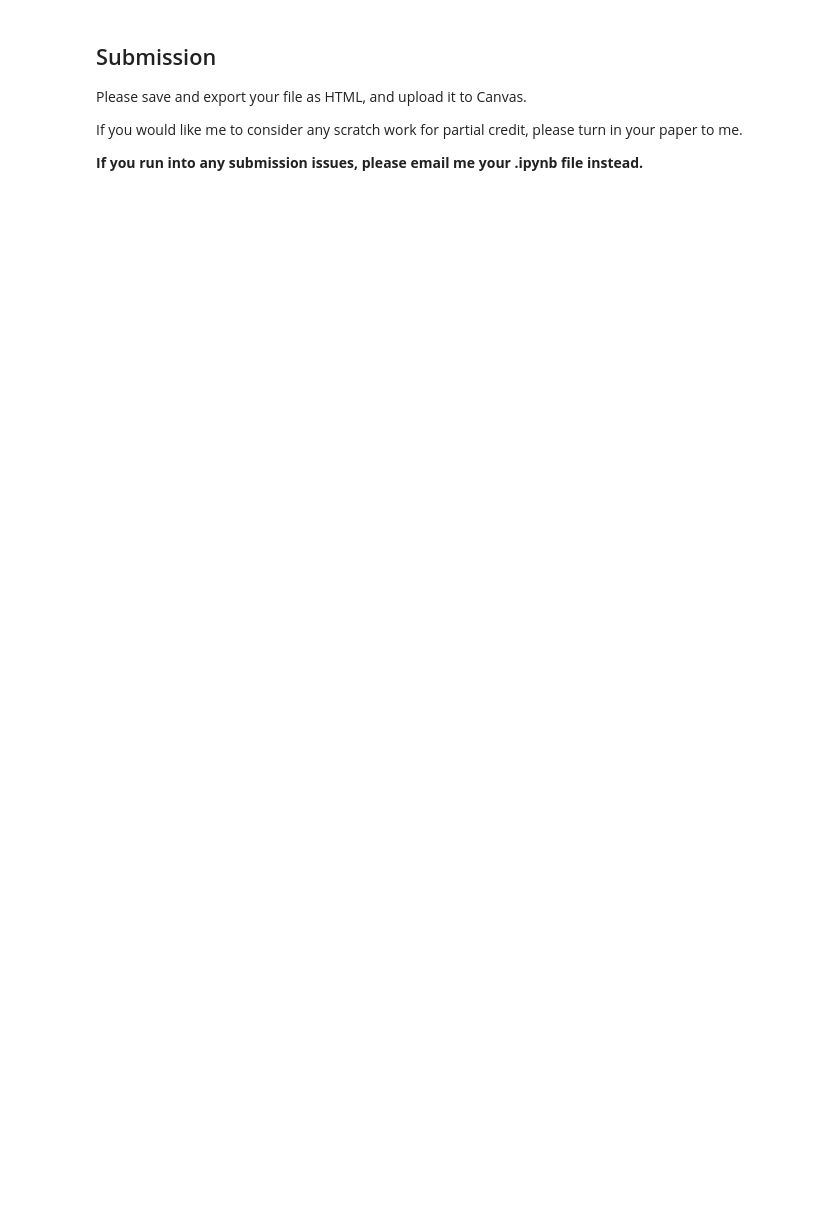
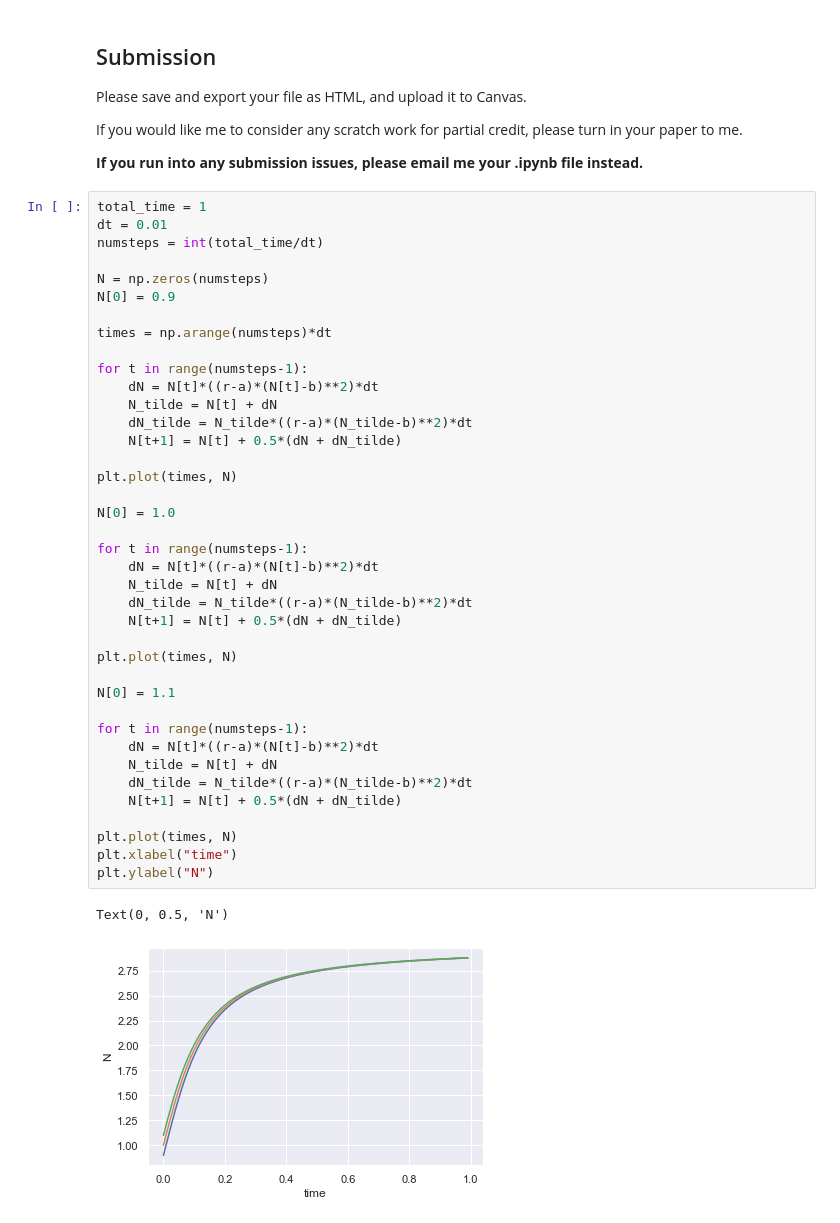
Before and after one commit to sbeeler/BIOL301_Fall2022, a Jupyter notebook: _sources/Midterm1_KEY.ipynb, the cells around one changed output. Saved outputs shown, nothing was run; the diff lists cells and outputs as text; blank space fills up the shorter version.

```diff
--- a/_sources/Midterm1_KEY.ipynb
+++ b/_sources/Midterm1_KEY.ipynb
@@ -116,3 +218,45 @@ Please save and export your file as HTML, and upload it to Canvas.
 If you would like me to consider any scratch work for partial credit, please turn in your paper to me.
 
 **If you run into any submission issues, please email me your .ipynb file instead.**
+# %%
+total_time = 1
+dt = 0.01
+numsteps = int(total_time/dt)
+
+N = np.zeros(numsteps)
+N[0] = 0.9
+
+times = np.arange(numsteps)*dt
+
+for t in range(numsteps-1):
+    dN = N[t]*((r-a)*(N[t]-b)**2)*dt
+    N_tilde = N[t] + dN
+    dN_tilde = N_tilde*((r-a)*(N_tilde-b)**2)*dt
+    N[t+1] = N[t] + 0.5*(dN + dN_tilde)
+
+plt.plot(times, N)
+
+N[0] = 1.0
+
+for t in range(numsteps-1):
+    dN = N[t]*((r-a)*(N[t]-b)**2)*dt
+    N_tilde = N[t] + dN
+    dN_tilde = N_tilde*((r-a)*(N_tilde-b)**2)*dt
+    N[t+1] = N[t] + 0.5*(dN + dN_tilde)
+
+plt.plot(times, N)
+
+N[0] = 1.1
+
+for t in range(numsteps-1):
+    dN = N[t]*((r-a)*(N[t]-b)**2)*dt
+    N_tilde = N[t] + dN
+    dN_tilde = N_tilde*((r-a)*(N_tilde-b)**2)*dt
+    N[t+1] = N[t] + 0.5*(dN + dN_tilde)
+
+plt.plot(times, N)
+plt.xlabel("time")
+plt.ylabel("N")
+# %% [output]
+Text(0, 0.5, 'N')
+[figure, added]
```
Also changed, not shown: parts of 21 cells of this notebook, 56 other files.
